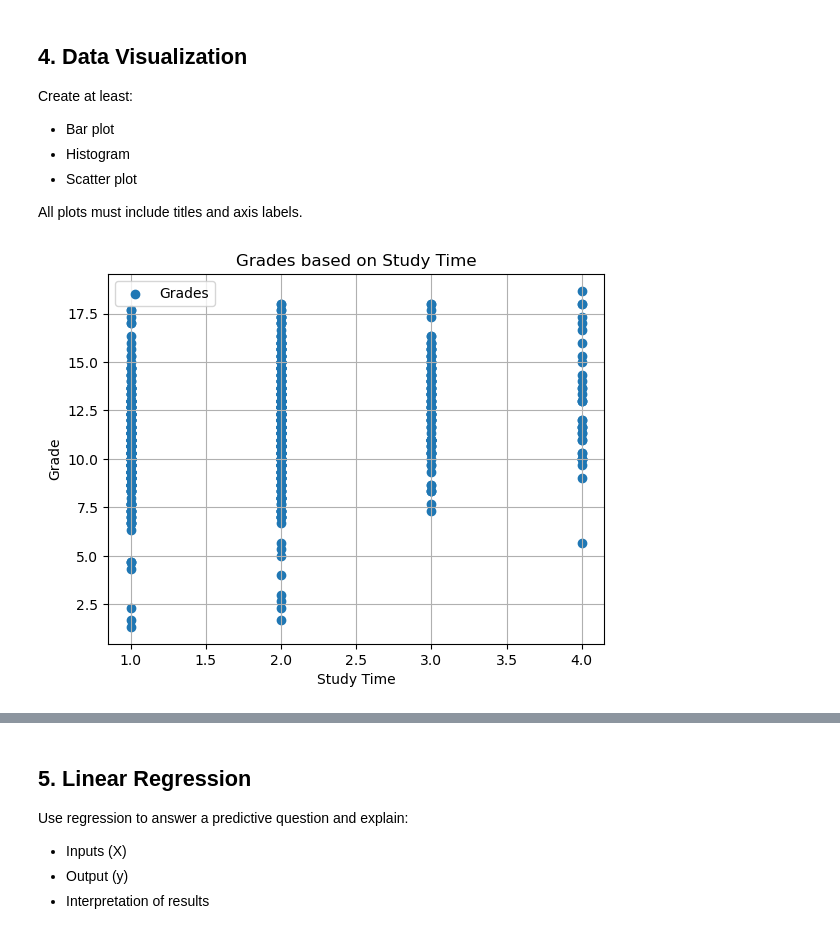
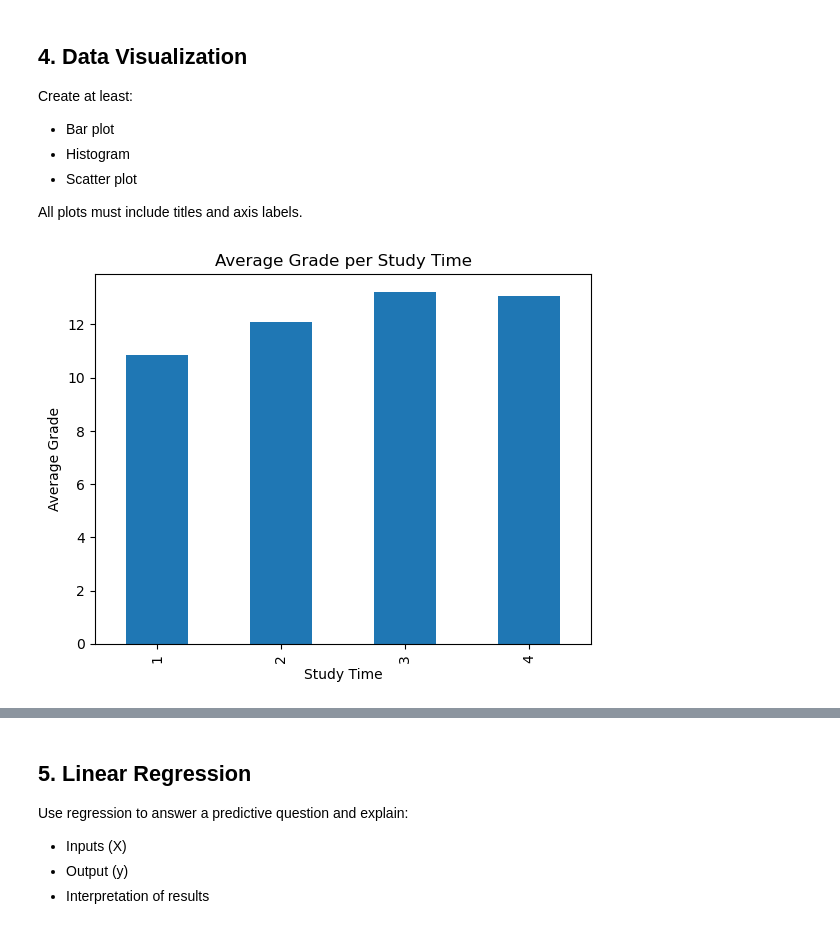
Before and after one commit to VPL1000/CSE-532-Project, a Jupyter notebook: CSE532Project.ipynb, the cells around one changed output, grey strips where cells are left out. Saved outputs shown, nothing was run; the diff lists cells and outputs as text; code cells hidden in the pictures.

```diff
--- a/CSE532Project.ipynb
+++ b/CSE532Project.ipynb
@@ -49,8 +49,10 @@ G3            0
 dtype: int64
 # %%
 #Average grades column
-df['Average_Grade'] = round(((df['G1'] + df['G2'] + df['G3']) / 3), 2)
+#df['Average_Grade'] = round(((df['G1'] + df['G2'] + df['G3']) / 3), 2)
 
+#print(df)
+#df.drop('Average_Grade', axis=1, inplace=True)
 print(df)
 # %% [output]
     school sex  age address famsize Pstatus  Medu  Fedu      Mjob      Fjob  \
@@ -156,15 +157,15 @@ Create at least:
 
 All plots must include titles and axis labels.
 # %%
-G = np.array(df['Average_Grade'])
-ST = np.array(df['studytime'])
-plt.scatter(ST, G, label='Grades')
-plt.title('Grades based on Study Time')
+#bar plot
+avg_grades = df.groupby('studytime')['G3'].mean()
+
+avg_grades.plot(kind='bar')
+plt.title('Average Grade per Study Time')
 plt.xlabel('Study Time')
-plt.ylabel('Grade')
-plt.legend()
-plt.grid(True)
+plt.ylabel('Average Grade')
+
 plt.show()
 # %% [output]
-[figure, old version]
+[figure, new version]
 # %%
```
Also changed, not shown: parts of 9 cells of this notebook.
